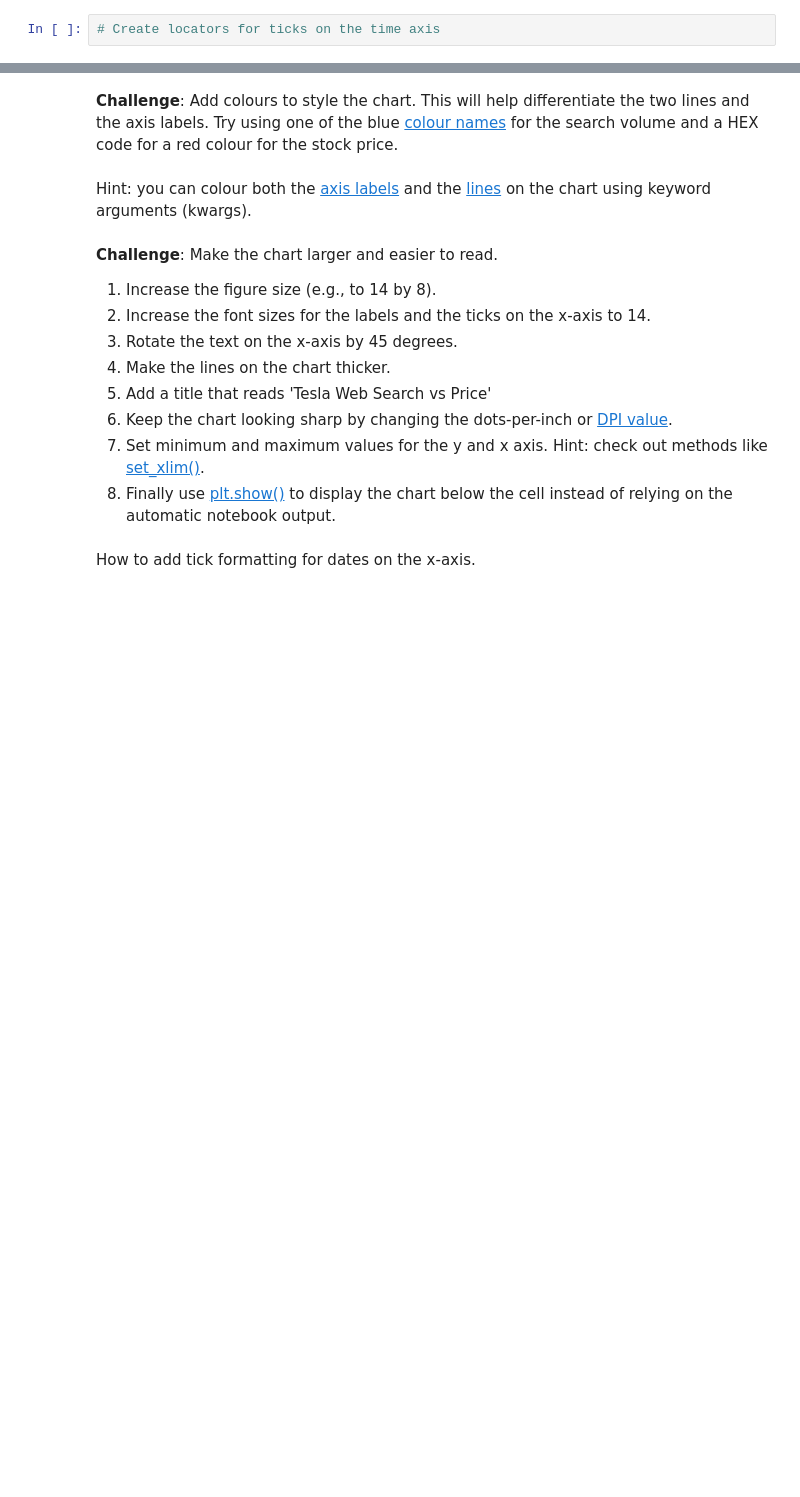
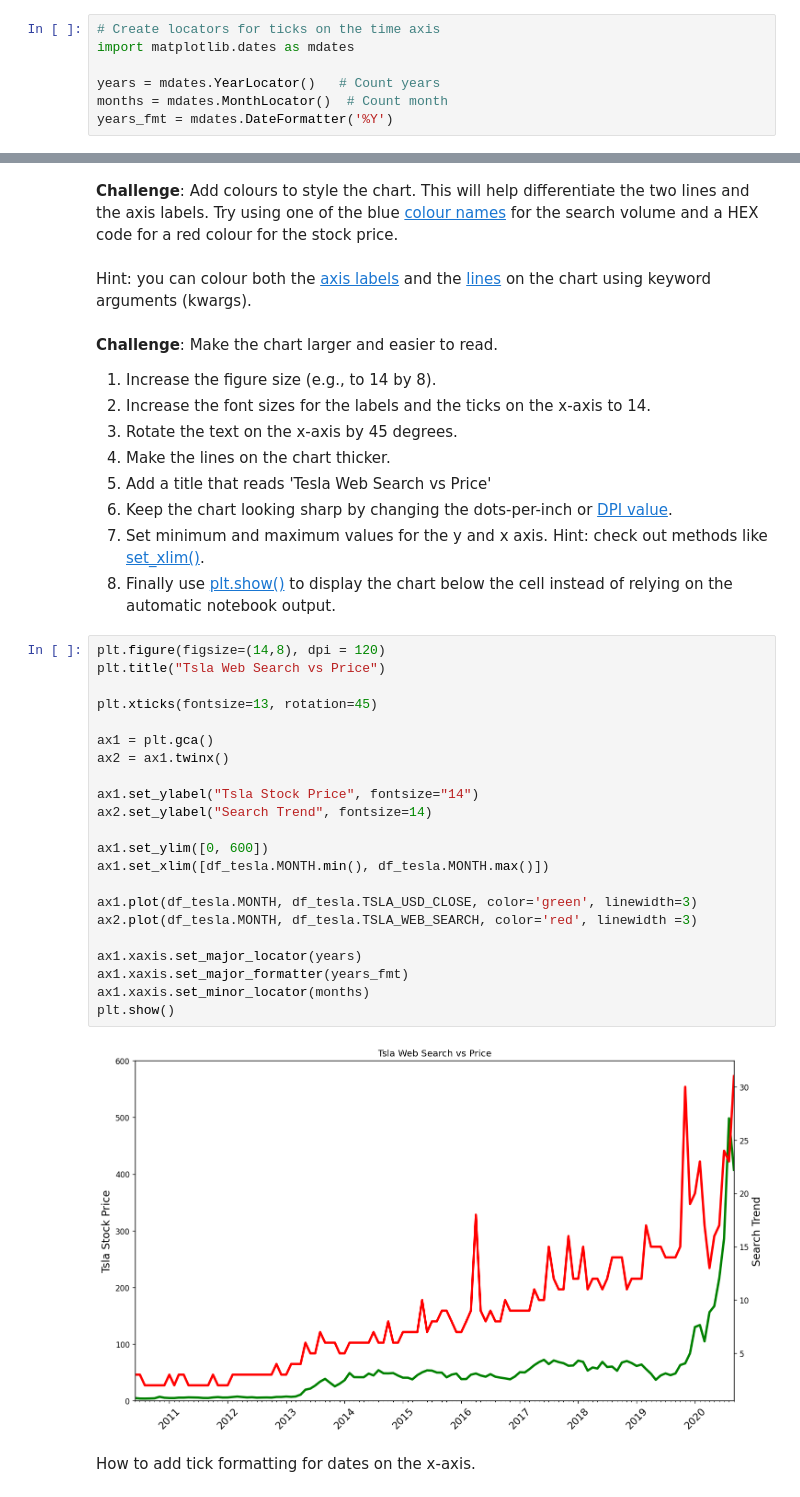
Before and after one commit to ACEKaito1412/100DaysOfCodingPython, a Jupyter notebook: day_75/Google Trends and Data Visualisation (start).ipynb, the cells around one changed output, grey strips where cells are left out. Cells and saved outputs as stored; diff of their text form; blank space fills up the shorter version.

Commit message:
data visualisation

```diff
--- a/day_75/Google Trends and Data Visualisation (start).ipynb
+++ b/day_75/Google Trends and Data Visualisation (start).ipynb
@@ -251,5 +251,10 @@ df_btc_monthly
 ### Notebook Formatting & Style Helpers
 # %%
 # Create locators for ticks on the time axis
+import matplotlib.dates as mdates
+
+years = mdates.YearLocator()   # Count years
+months = mdates.MonthLocator()  # Count month
+years_fmt = mdates.DateFormatter('%Y')
 # %%
 # Register date converters to avoid warning messages
@@ -272,6 +289,30 @@ Hint: you can colour both the [axis labels](https://matplotlib.org/3.3.2/api/tex
 6. Keep the chart looking sharp by changing the dots-per-inch or [DPI value](https://matplotlib.org/3.1.1/api/_as_gen/matplotlib.pyplot.figure.html).
 7. Set minimum and maximum values for the y and x axis. Hint: check out methods like [set_xlim()](https://matplotlib.org/3.1.1/api/_as_gen/matplotlib.axes.Axes.set_xlim.html).
 8. Finally use [plt.show()](https://matplotlib.org/3.2.1/api/_as_gen/matplotlib.pyplot.show.html) to display the chart below the cell instead of relying on the automatic notebook output.
+# %%
+plt.figure(figsize=(14,8), dpi = 120)
+plt.title("Tsla Web Search vs Price")
+
+plt.xticks(fontsize=13, rotation=45)
+
+ax1 = plt.gca()
+ax2 = ax1.twinx()
+
+ax1.set_ylabel("Tsla Stock Price", fontsize="14")
+ax2.set_ylabel("Search Trend", fontsize=14)
+
+ax1.set_ylim([0, 600])
+ax1.set_xlim([df_tesla.MONTH.min(), df_tesla.MONTH.max()])
+
+ax1.plot(df_tesla.MONTH, df_tesla.TSLA_USD_CLOSE, color='green', linewidth=3)
+ax2.plot(df_tesla.MONTH, df_tesla.TSLA_WEB_SEARCH, color='red', linewidth =3)
+
+ax1.xaxis.set_major_locator(years)
+ax1.xaxis.set_major_formatter(years_fmt)
+ax1.xaxis.set_minor_locator(months)
+plt.show()
+# %% [output]
+[figure, added]
 # %% [markdown]
 How to add tick formatting for dates on the x-axis.
 # %% [markdown]
```
Also changed, not shown: parts of 2 cells of this notebook.
